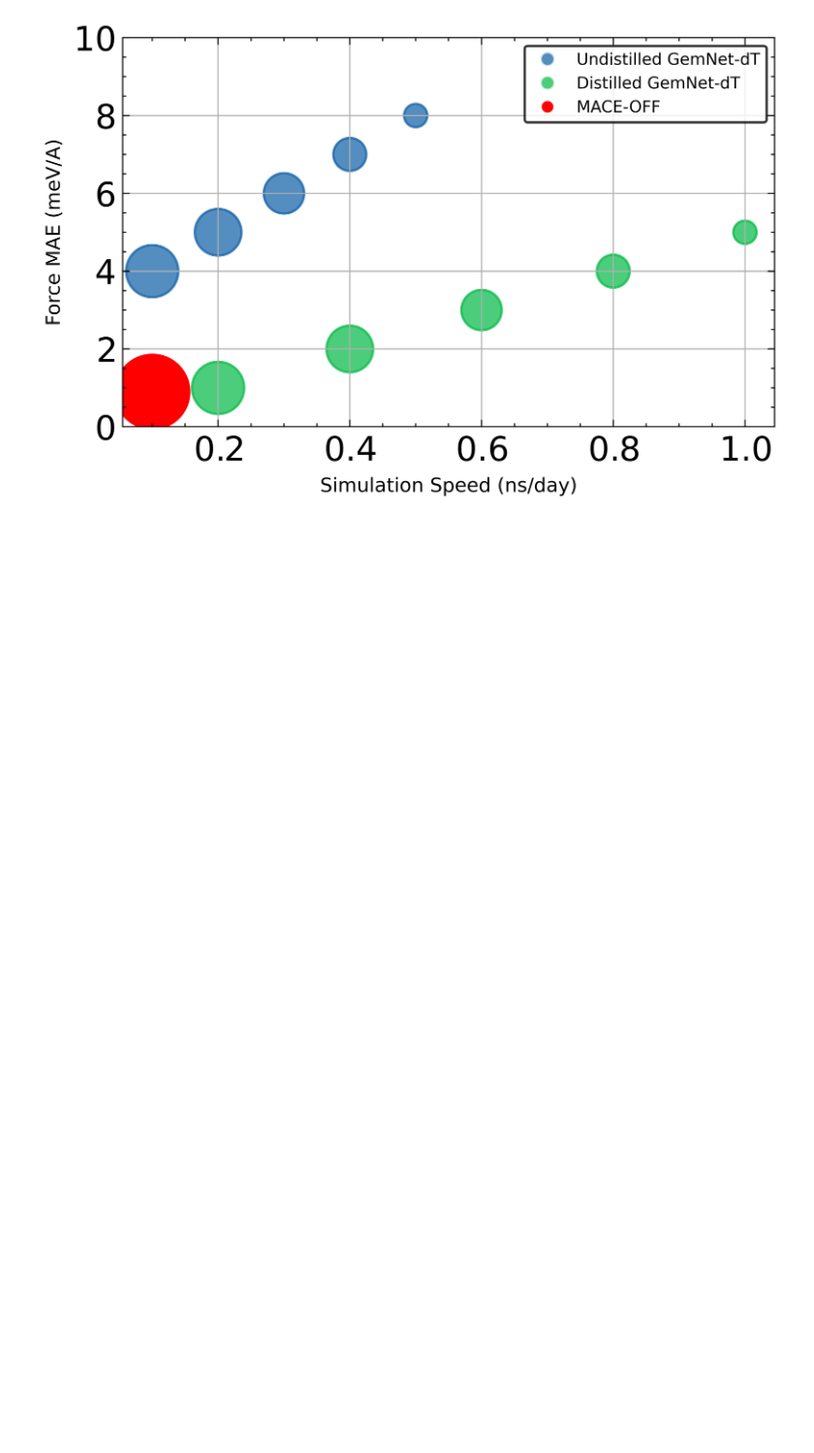
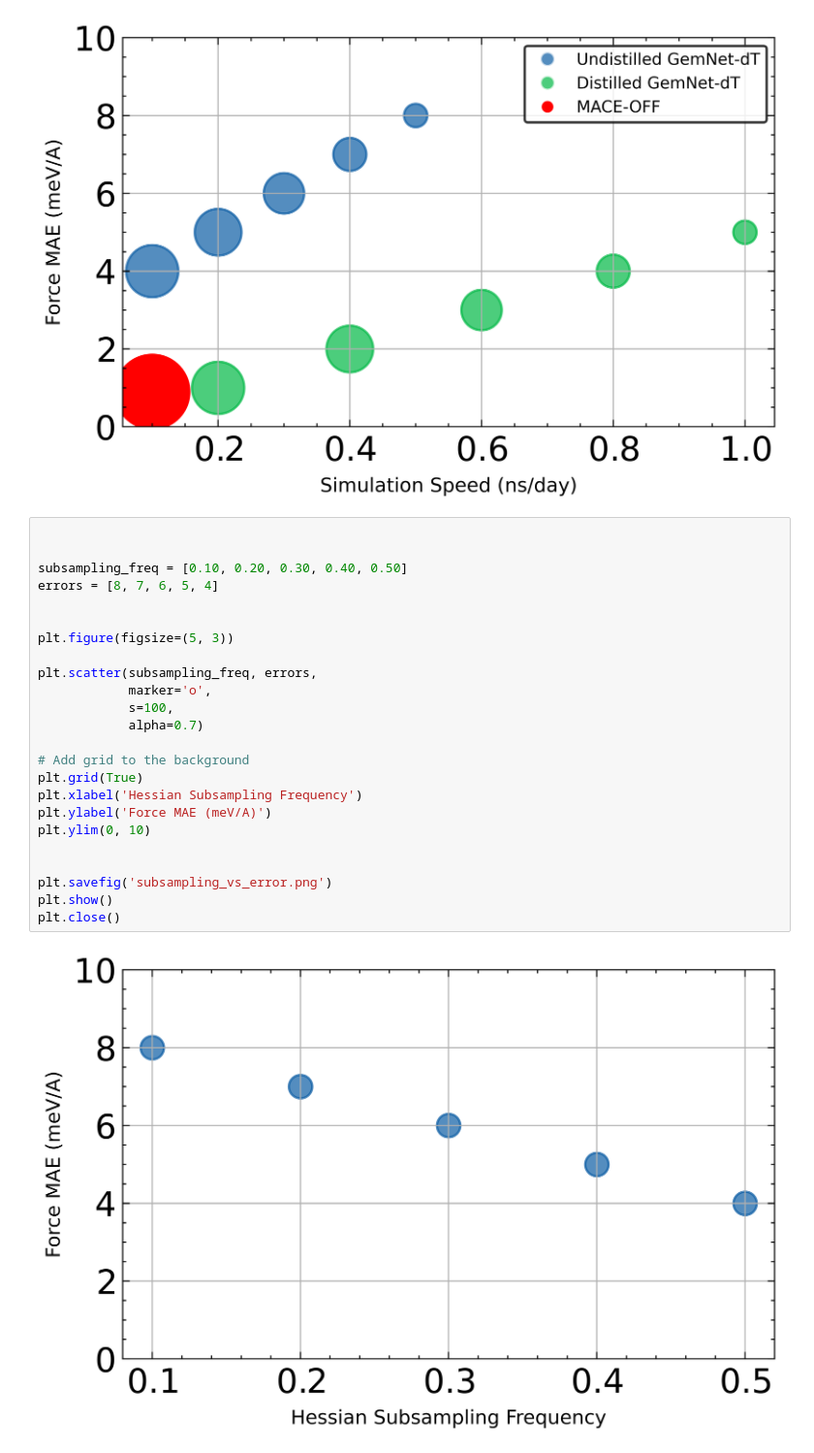
Before and after one commit to ishanthewizard/MLFF-distill, a Jupyter notebook: figures.ipynb, the cells around one changed output. Shown at 97% size. Drawn from its saved outputs; the diff is of its cells as text; blank space fills up the shorter version.

Commit message:
add hessian subsampling figure placeholder

```diff
--- a/figures.ipynb
+++ b/figures.ipynb
@@ -86,3 +86,29 @@ plt.show()
 plt.close()
 # %% [output]
 [figure]
+# %%
+
+
+subsampling_freq = [0.10, 0.20, 0.30, 0.40, 0.50]
+errors = [8, 7, 6, 5, 4]
+
+
+plt.figure(figsize=(5, 3))
+
+plt.scatter(subsampling_freq, errors,
+            marker='o',
+            s=100,
+            alpha=0.7)
+
+# Add grid to the background
+plt.grid(True)
+plt.xlabel('Hessian Subsampling Frequency')
+plt.ylabel('Force MAE (meV/A)')
+plt.ylim(0, 10)
+
+
+plt.savefig('subsampling_vs_error.png')
+plt.show()
+plt.close()
+# %% [output]
+[figure, added]
```
Also changed, not shown: 1 other file.
